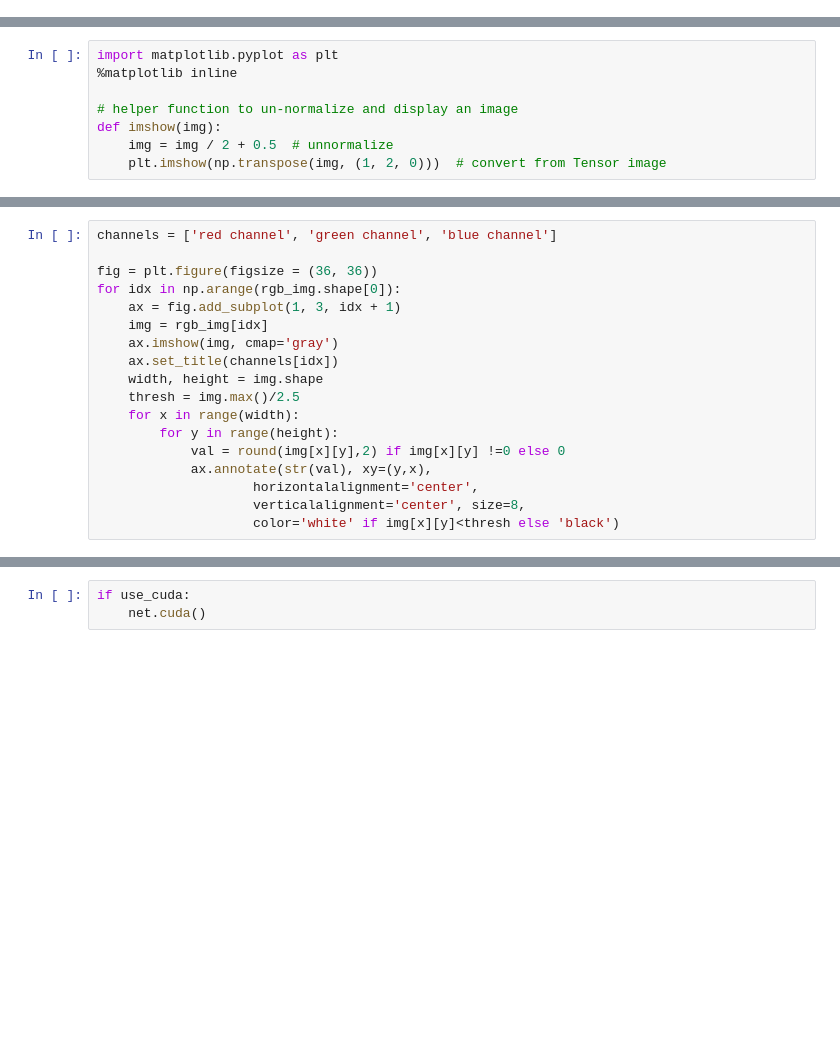
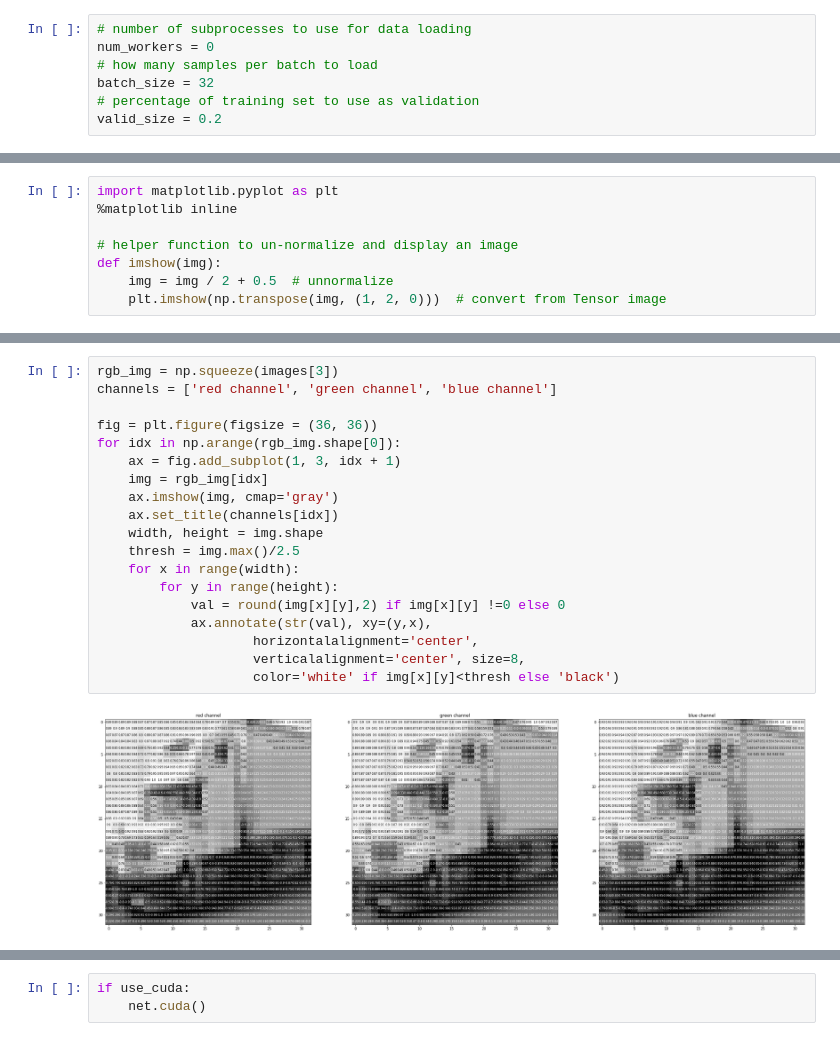
Before and after one commit to kumar-shridhar/PyTorch-BayesianCNN, a Jupyter notebook: Image Recognition/Bayesian_CNN_Detailed.ipynb, the cells around one changed output, grey strips where cells are left out. Saved outputs shown, nothing was run; the diff lists cells and outputs as text; blank space fills up the shorter version.

```diff
--- a/Image Recognition/Bayesian_CNN_Detailed.ipynb
+++ b/Image Recognition/Bayesian_CNN_Detailed.ipynb
@@ -99,0 +50,7 @@ classes = ['airplane', 'automobile', 'bird', 'cat', 'deer',
+# %%
+# number of subprocesses to use for data loading
+num_workers = 0
+# how many samples per batch to load
+batch_size = 32
+# percentage of training set to use as validation
+valid_size = 0.2
@@ -121,20 +118,23 @@ for idx in np.arange(20):
 # %%
+rgb_img = np.squeeze(images[3])
 channels = ['red channel', 'green channel', 'blue channel']
 
 fig = plt.figure(figsize = (36, 36))
 for idx in np.arange(rgb_img.shape[0]):
     ax = fig.add_subplot(1, 3, idx + 1)
     img = rgb_img[idx]
     ax.imshow(img, cmap='gray')
     ax.set_title(channels[idx])
     width, height = img.shape
     thresh = img.max()/2.5
     for x in range(width):
         for y in range(height):
             val = round(img[x][y],2) if img[x][y] !=0 else 0
             ax.annotate(str(val), xy=(y,x),
                     horizontalalignment='center',
                     verticalalignment='center', size=8,
                     color='white' if img[x][y]<thresh else 'black')
+# %% [output]
+[figure, added]
 # %%
 # Return network & file name
```
Also changed, not shown: parts of 18 cells of this notebook.
